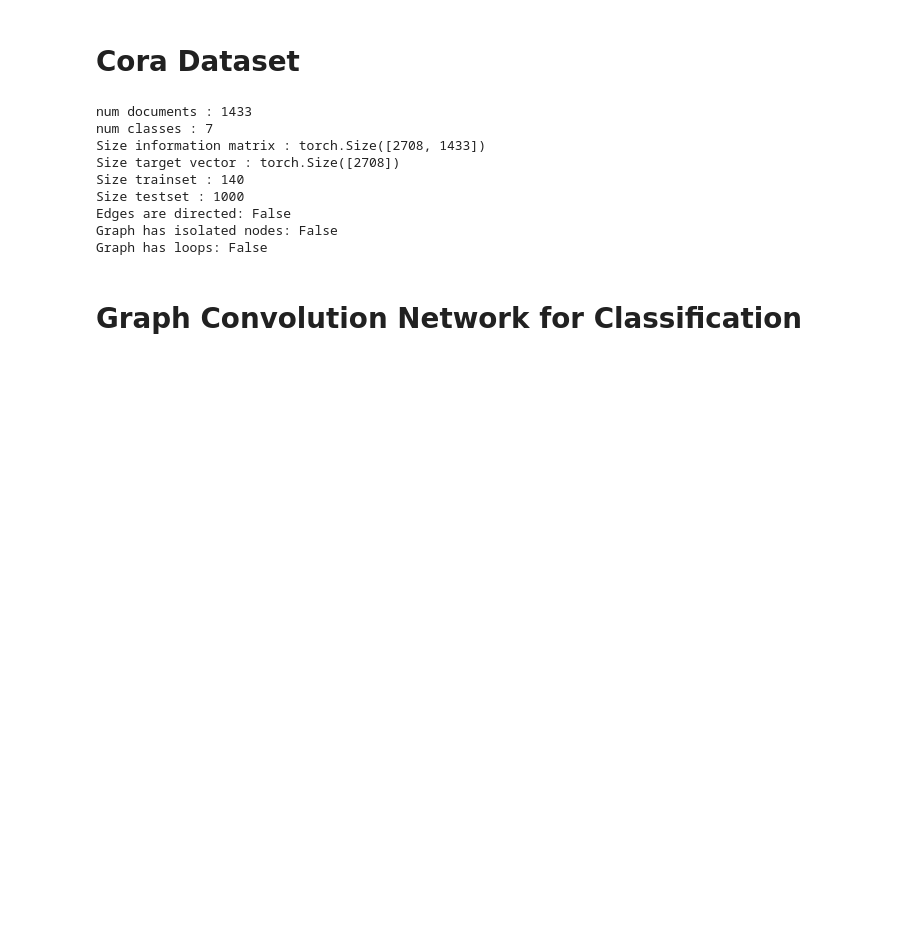
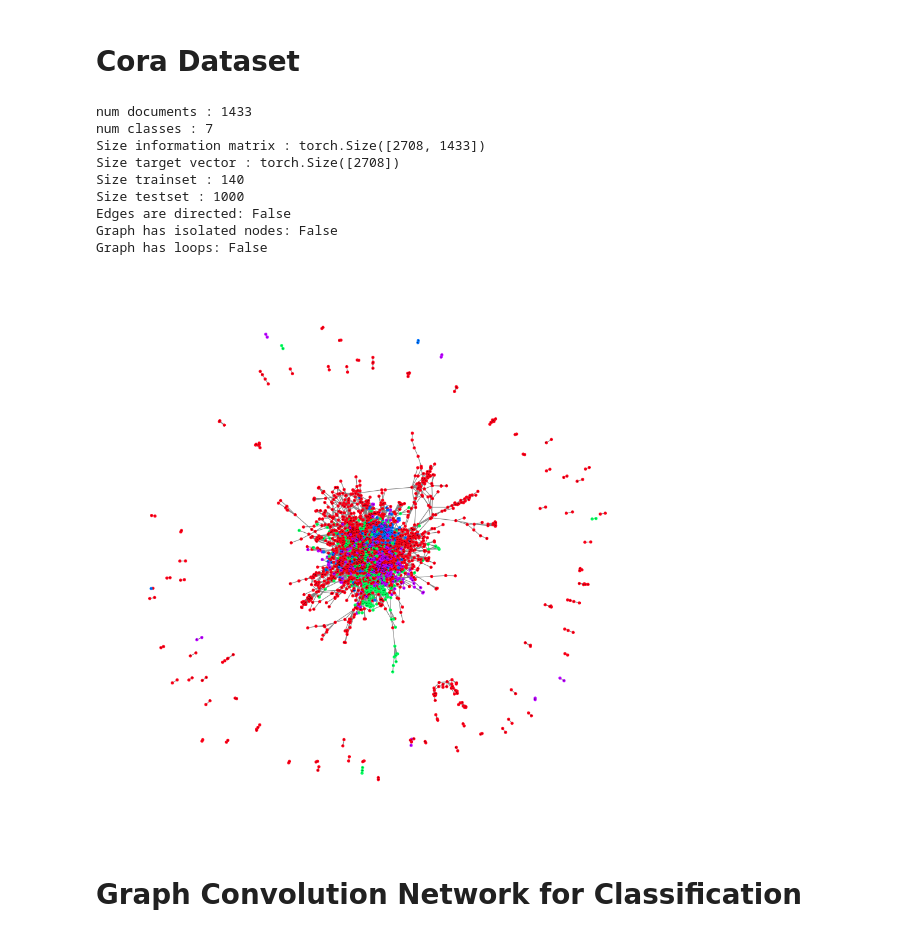
Before and after one commit to vilhess/GraphConvolution, a Jupyter notebook: cora.ipynb, the cells around one changed output. Cells and saved outputs as stored; diff of their text form; code cells hidden in the pictures; blank space fills up the shorter version.

```diff
--- a/cora.ipynb
+++ b/cora.ipynb
@@ -33,22 +33,24 @@ Edges are directed: False
 Graph has isolated nodes: False
 Graph has loops: False
 # %%
-# G = to_networkx(data, to_undirected=True)
-# plt.figure(figsize=(12,12))
-# plt.axis('off')
-# nx.draw_networkx(G,
-#                 pos=nx.spring_layout(G, seed=0),
-#                 with_labels=True,
-#                 node_size=8,
-#                 node_color=data.y,
-#                 cmap="hsv",
-#                 vmin=-2,
-#                 vmax=3,
-#                 width=0.8,
-#                 edge_color="grey",
-#                 font_size=0
-#                 )
-# plt.show()
+G = to_networkx(data, to_undirected=True)
+plt.figure(figsize=(12,12))
+plt.axis('off')
+nx.draw_networkx(G,
+                pos=nx.spring_layout(G, seed=0),
+                with_labels=True,
+                node_size=8,
+                node_color=data.y,
+                cmap="hsv",
+                vmin=-2,
+                vmax=3,
+                width=0.8,
+                edge_color="grey",
+                font_size=0
+                )
+plt.show()
+# %% [output]
+[figure, added]
 # %% [markdown]
 # Graph Convolution Network for Classification
 # %%
```
Also changed, not shown: parts of 4 cells of this notebook, 2 other files.
